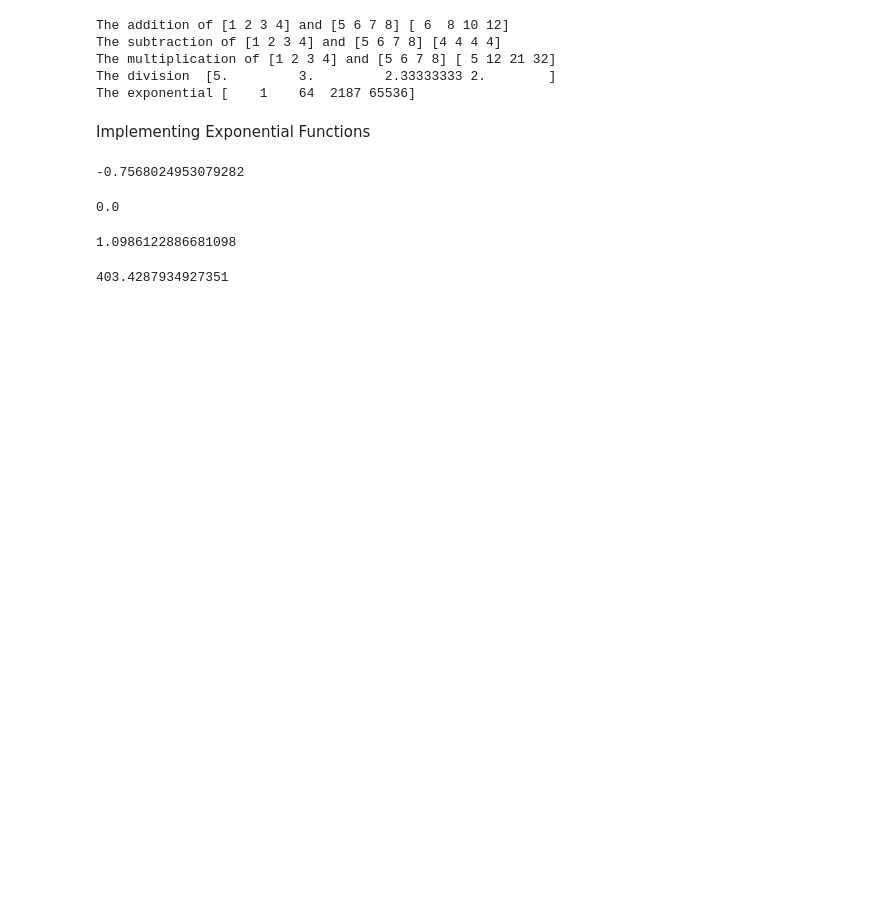
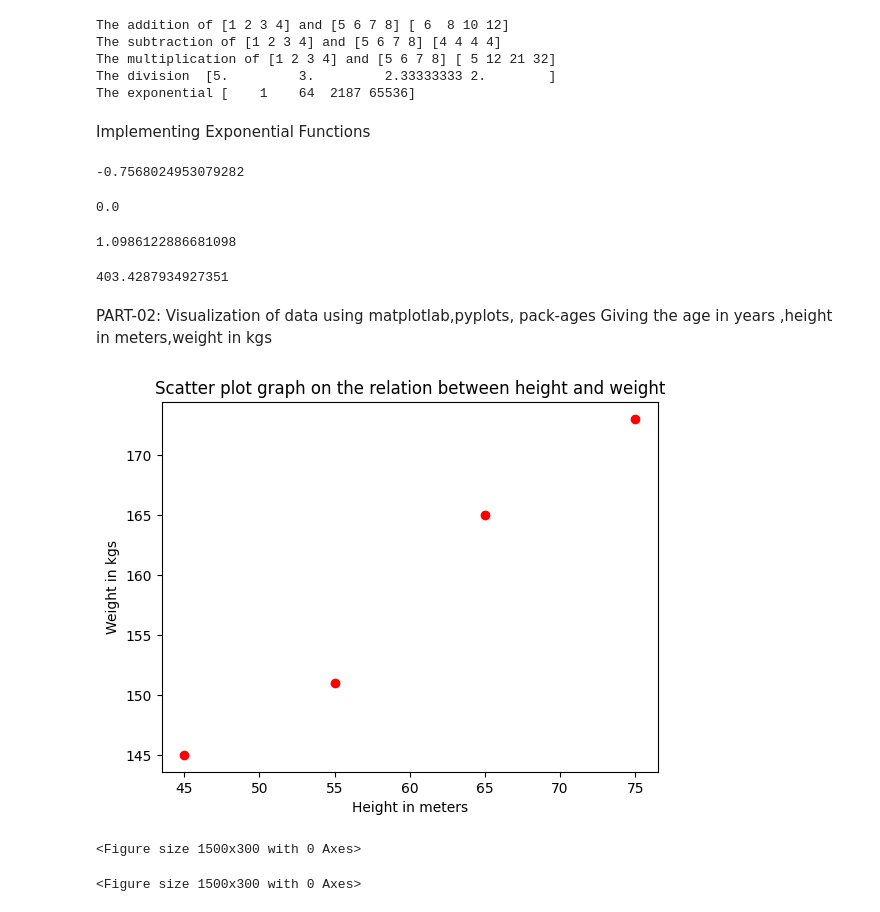
Before and after one commit to 2303A52136/AIML_2303A52136, a Jupyter notebook: AIML_Lab_01_Experiment.ipynb, the cells around one changed output. Saved outputs shown, nothing was run; the diff lists cells and outputs as text; code cells hidden in the pictures; blank space fills up the shorter version.

```diff
--- a/AIML_Lab_01_Experiment.ipynb
+++ b/AIML_Lab_01_Experiment.ipynb
@@ -60,3 +68,24 @@ np.log(3)
 np.exp(6)
 # %% [output]
 403.4287934927351
+# %% [markdown]
+PART-02:
+Visualization of data using matplotlab,pyplots, pack-ages Giving the age in years ,height in meters,weight in kgs
+# %%
+#Scatter plot graph
+
+import matplotlib.pyplot as mpt
+people = ["kiran","arun","vijay","varun"]
+age = [25,30,35,40]
+height = [145,151,165,173]
+weight = [45,55,65,75]
+mpt.scatter(weight,height,color='red')
+mpt.title("Scatter plot graph on the relation between height and weight")
+mpt.xlabel("Height in meters")
+mpt.ylabel("Weight in kgs")
+mpt.show()
+mpt.figure(figsize=(15,3))
+# %% [output]
+[figure, added]
+<Figure size 1500x300 with 0 Axes>
+<Figure size 1500x300 with 0 Axes>
```
Also changed, not shown: parts of 16 cells of this notebook.
